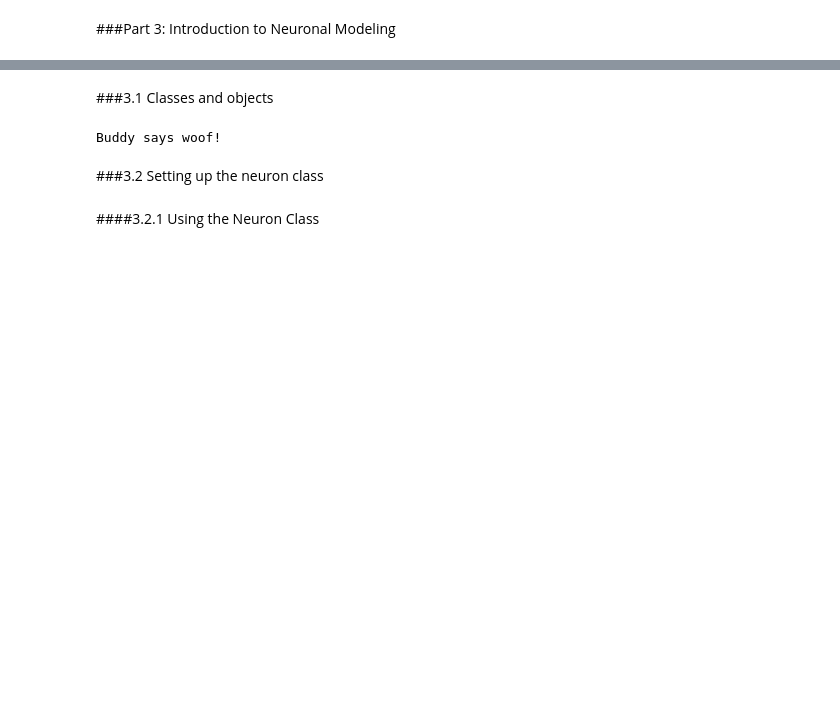
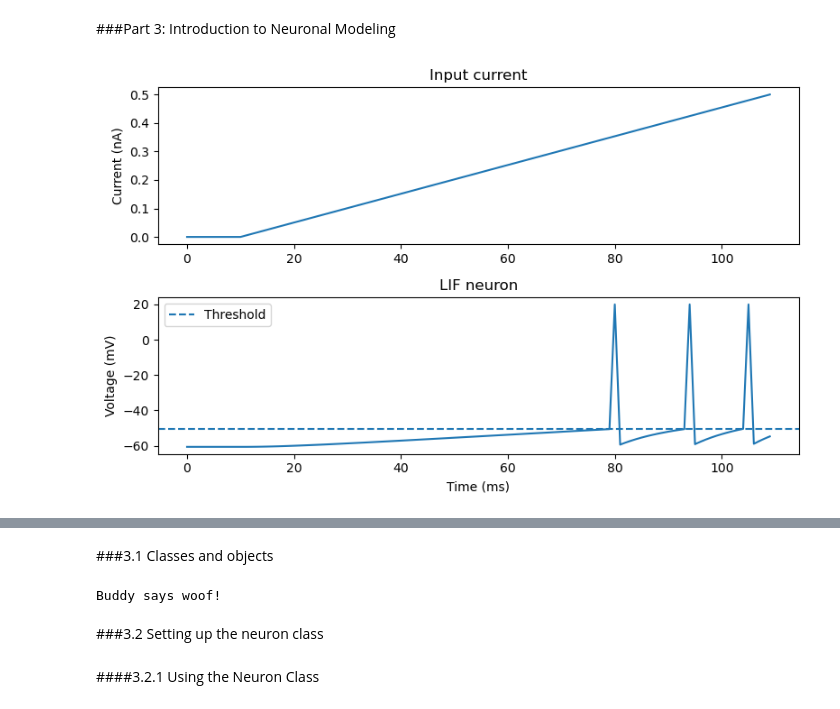
Before and after one commit to ISRC-CN3/Day-1-12-Aug, a Jupyter notebook: lab/Codes/Python/Day1_Programming.ipynb, the cells around one changed output, grey strips where cells are left out. Saved outputs shown, nothing was run; the diff lists cells and outputs as text; code cells hidden in the pictures; blank space fills up the shorter version.

```diff
--- a/lab/Codes/Python/Day1_Programming.ipynb
+++ b/lab/Codes/Python/Day1_Programming.ipynb
@@ -408,2 +499,94 @@ Square root of 16 is: 4.0
 # %% [markdown]
 ###Part 3: Introduction to Neuronal Modeling
+# %%
+import numpy as np
+import matplotlib.pyplot as plt
+
+# -----------------------------
+# LIF neuron parameters
+# -----------------------------
+
+C = 0.281      # membrane capacitance (nF)
+gL = 0.030     # leak conductance (uS)
+vR = -60.6     # resting potential (mV)
+vT = -50.4     # spike threshold (mV)
+
+dt = 1.0       # time step (ms)
+T = 110        # total simulation time (ms)
+
+# -----------------------------
+# Create time
+# -----------------------------
+
+time = np.arange(0, T, dt)
+
+# -----------------------------
+# Create input current
+# -----------------------------
+
+current = np.zeros(len(time))
+
+max_current = 0.50   # nA
+
+# Gradually increasing current after 10 ms
+current[10:] = np.linspace(
+    0,
+    max_current,
+    len(time) - 10
+)
+
+# -----------------------------
+# Create voltage array
+# -----------------------------
+
+V = np.ones(len(time)) * vR
+
+# Internal membrane voltage
+v = vR
+
+# -----------------------------
+# Simulate LIF neuron
+# -----------------------------
+
+for i in range(len(time) - 1):
+
+    # LIF equation
+    dVdt = (-gL * (v - vR) + current[i]) / C
+
+    # Euler update
+    v = v + dt * dVdt
+
+    # Check threshold
+    if v >= vT:
+
+        V[i+1] = 20      # display spike
+
+        v = vR           # reset actual membrane voltage
+
+    else:
+
+        V[i+1] = v
+
+# -----------------------------
+# Plot
+# -----------------------------
+
+plt.figure(figsize=(8, 5))
+
+plt.subplot(2, 1, 1)
+plt.plot(time, current)
+plt.ylabel("Current (nA)")
+plt.title("Input current")
+
+plt.subplot(2, 1, 2)
+plt.plot(time, V)
+plt.axhline(vT, linestyle="--", label="Threshold")
+plt.xlabel("Time (ms)")
+plt.ylabel("Voltage (mV)")
+plt.title("LIF neuron")
+plt.legend()
+
+plt.tight_layout()
+plt.show()
+# %% [output]
+[figure, added]
```
Also changed, not shown: parts of 13 cells of this notebook.
